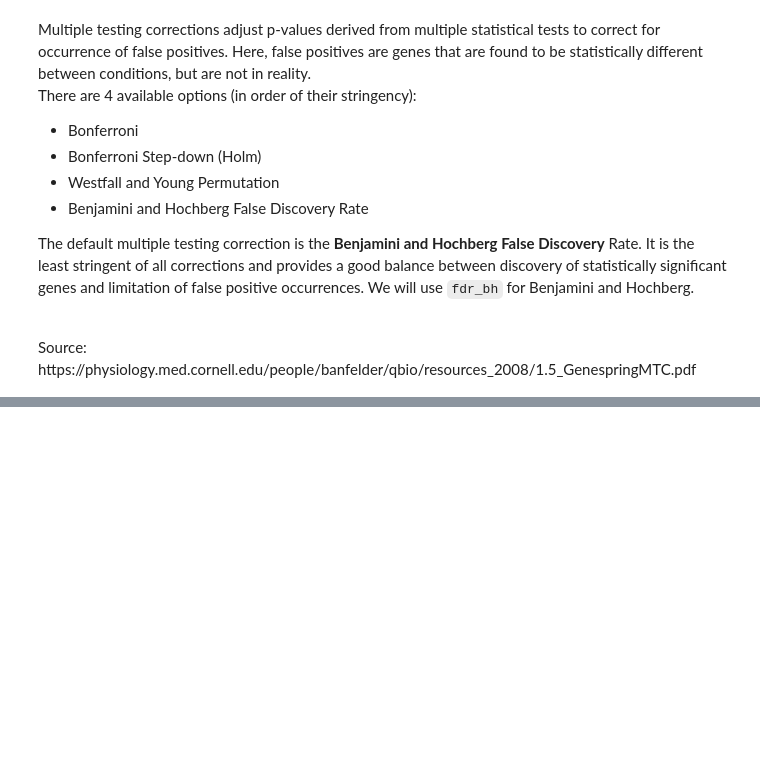
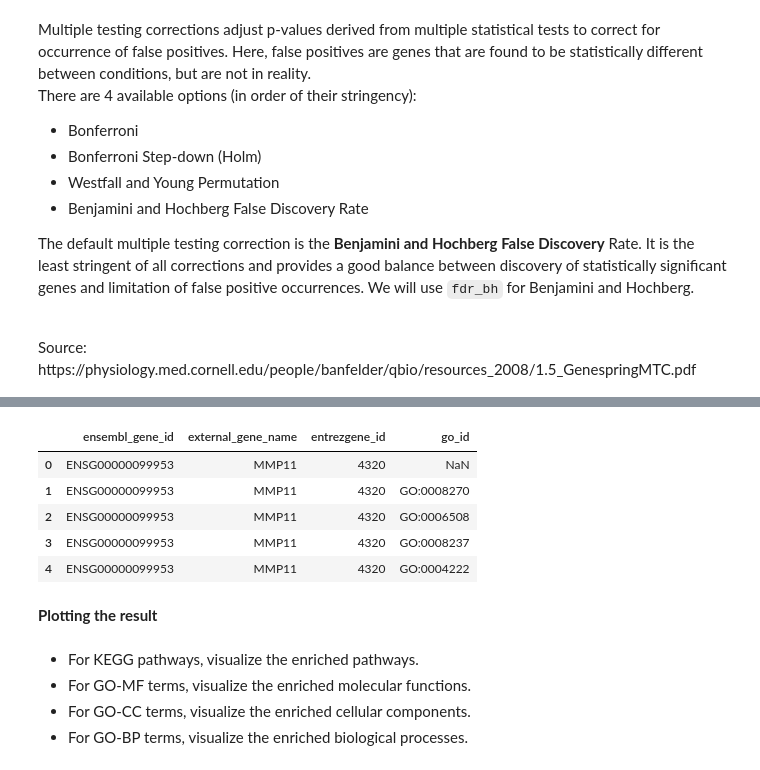
Before and after one commit to Crazz-Zaac/python-bioinformatics, a Jupyter notebook: Final Project.ipynb, the cells around one changed output, grey strips where cells are left out. Drawn from its saved outputs; the diff is of its cells as text; code cells hidden in the pictures; blank space fills up the shorter version.

Commit message:
beginning with Gene set enrichment analysis

```diff
--- a/Final Project.ipynb
+++ b/Final Project.ipynb
@@ -245,0 +180,4 @@ plt.show()
+# %%
+# Loading the CSV file that was generated in step 2
+results_df = pd.read_csv('inputs/differential_expression_results.csv')
+results_df.head()
@@ -245,0 +246,10 @@ plt.show()
+# %%
+import re
+from gseapy import Biomart
+bm = Biomart()
+# %%
+glist = list(top_10_genes['Gene'])
+
+# removing the version number after the dot(.)
+queries = {'ensembl_gene_id': [re.sub(r'\.\d+', '', gene) for gene in glist]}
+queries
@@ -245,0 +267,15 @@ plt.show()
+# %%
+# mapping the gene_id with gene_names
+results = bm.query(dataset='hsapiens_gene_ensembl',
+                   attributes=['ensembl_gene_id', 'external_gene_name', 'entrezgene_id', 'go_id'],
+                   filters=queries)
+results.head()
+# %% [output]
+|  | ensembl_gene_id | external_gene_name | entrezgene_id | go_id |
+| 0 | ENSG00000099953 | MMP11 | 4320 | NaN |
+| 1 | ENSG00000099953 | MMP11 | 4320 | GO:0008270 |
+| 2 | ENSG00000099953 | MMP11 | 4320 | GO:0006508 |
+| 3 | ENSG00000099953 | MMP11 | 4320 | GO:0008237 |
+| 4 | ENSG00000099953 | MMP11 | 4320 | GO:0004222 |
+# %% [markdown]
+**Plotting the result**
@@ -245,0 +285,5 @@ plt.show()
+# %% [markdown]
+- For KEGG pathways, visualize the enriched pathways.
+- For GO-MF terms, visualize the enriched molecular functions.
+- For GO-CC terms, visualize the enriched cellular components.
+- For GO-BP terms, visualize the enriched biological processes.
```
Also changed, not shown: parts of 32 cells of this notebook.
